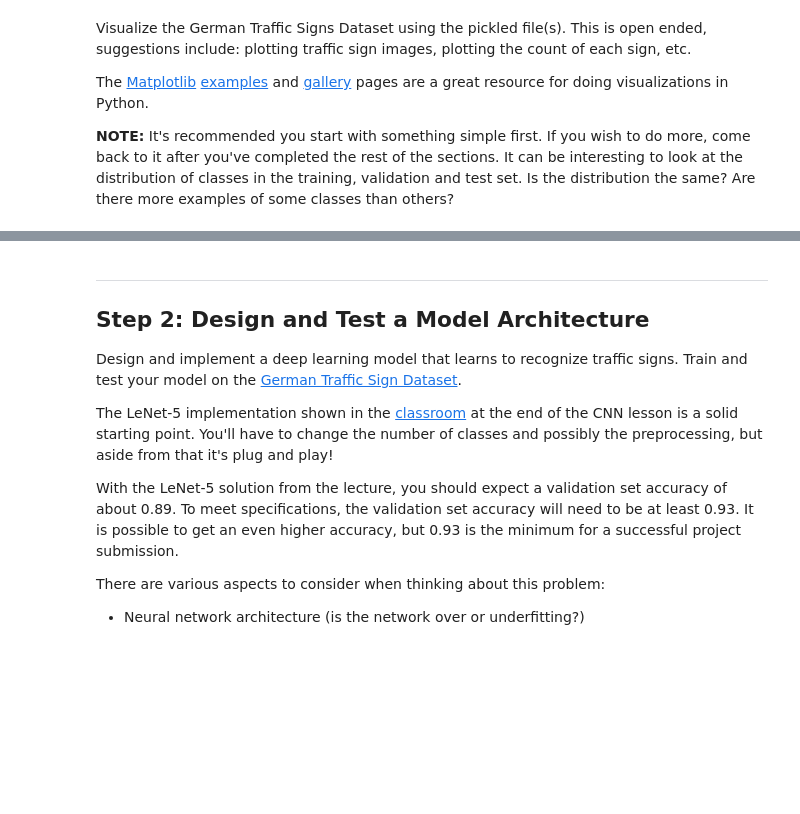
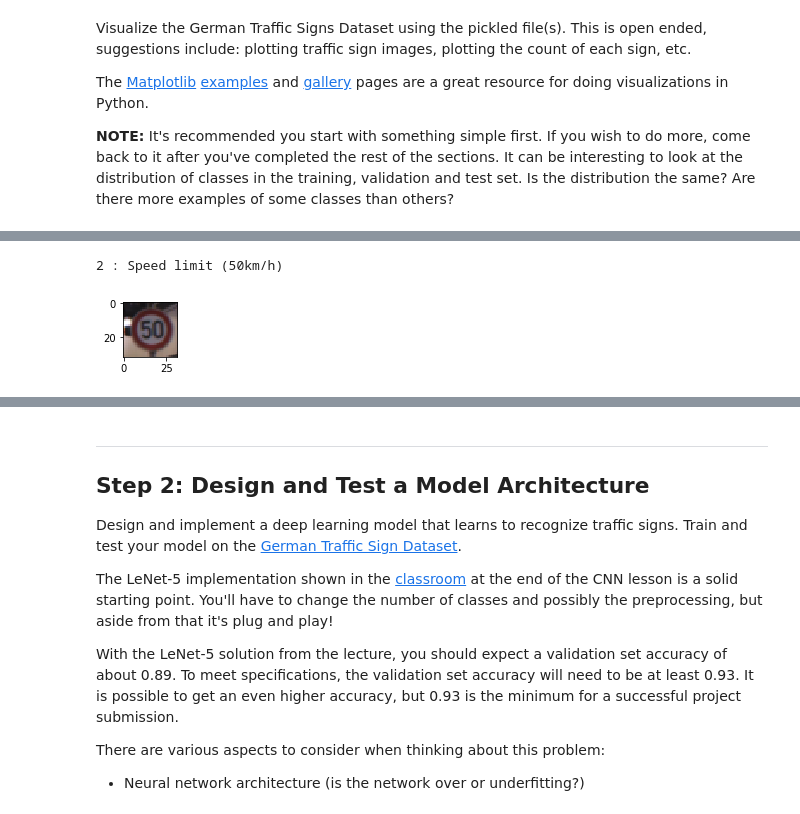
Before and after one commit to ChristianSAW/Traffic-Sign-Classifier, a Jupyter notebook: Traffic_Sign_Classifier.ipynb, the cells around one changed output, grey strips where cells are left out. Cells and saved outputs as stored; diff of their text form; code cells hidden in the pictures; blank space fills up the shorter version.

Commit message:
Added initial visualization of data

```diff
--- a/Traffic_Sign_Classifier.ipynb
+++ b/Traffic_Sign_Classifier.ipynb
@@ -99,2 +102,7 @@ import matplotlib.pyplot as plt
 # Visualizations will be shown in the notebook.
 %matplotlib inline
+# %%
+# Load and Print Label's from signnames.csv
+# access lable  name with: snData.at[<label#>,'SignName'], e.g. snData.at[14,'SignName'] -> "Stop"
+snData = pd.read_csv("signnames.csv")
+print(snData)
@@ -100,0 +127,11 @@ import matplotlib.pyplot as plt
+# %%
+# Visualize 1 Image and confirm that the lable matches the image
+index = random.randint(0, len(X_train))
+image = X_train[index].squeeze()
+
+plt.figure(figsize=(1,1))
+plt.imshow(image, cmap="gray")
+print(y_train[index],":",snData.at[y_train[index],'SignName'])
+# %% [output]
+2 : Speed limit (50km/h)
+[figure, added]
```
Also changed, not shown: parts of 6 cells of this notebook.
